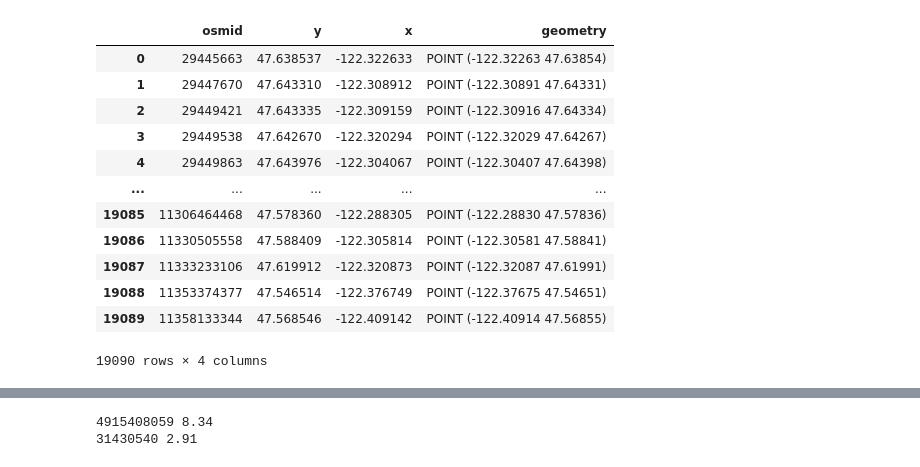
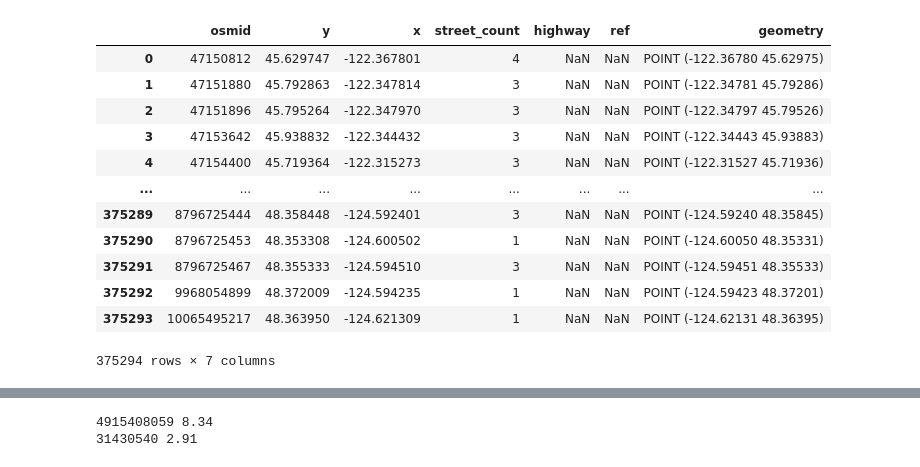
Before and after one commit to AlexHuntWSU/CPTS415, a Jupyter notebook: milestone 5/data.ipynb, the cells around one changed output, grey strips where cells are left out. Cells and saved outputs as stored; diff of their text form; code cells hidden in the pictures.

```diff
--- a/milestone 5/data.ipynb
+++ b/milestone 5/data.ipynb
@@ -10,7 +10,7 @@ from shapely.wkt import loads
 import concurrent.futures
 import uuid
 # %%
-G = ox.graph_from_place("Seattle, WA", network_type="drive")
+G = ox.graph_from_place("Washington State", network_type="drive")
 # %%
 nodes, edges = ox.graph_to_gdfs(G)
 nodes.reset_index(inplace=True)
@@ -20,20 +23,21 @@ edges.reset_index(inplace=True)
 # %%
-df_nodes = nodes.drop(['ref', 'highway', 'street_count'], axis=1)
+#df_nodes = nodes.drop(['ref', 'highway', 'street_count'], axis=1)
+df_nodes = nodes
 df_nodes
 # %% [output]
-|  | osmid | y | x | geometry |
-| 0 | 29445663 | 47.638537 | -122.322633 | POINT (-122.32263 47.63854) |
-| 1 | 29447670 | 47.643310 | -122.308912 | POINT (-122.30891 47.64331) |
-| 2 | 29449421 | 47.643335 | -122.309159 | POINT (-122.30916 47.64334) |
-| 3 | 29449538 | 47.642670 | -122.320294 | POINT (-122.32029 47.64267) |
-| 4 | 29449863 | 47.643976 | -122.304067 | POINT (-122.30407 47.64398) |
-| ... | ... | ... | ... | ... |
-| 19085 | 11306464468 | 47.578360 | -122.288305 | POINT (-122.28830 47.57836) |
-| 19086 | 11330505558 | 47.588409 | -122.305814 | POINT (-122.30581 47.58841) |
-| 19087 | 11333233106 | 47.619912 | -122.320873 | POINT (-122.32087 47.61991) |
-| 19088 | 11353374377 | 47.546514 | -122.376749 | POINT (-122.37675 47.54651) |
-| 19089 | 11358133344 | 47.568546 | -122.409142 | POINT (-122.40914 47.56855) |
+|  | osmid | y | x | street_count | highway | ref | geometry |
+| 0 | 47150812 | 45.629747 | -122.367801 | 4 | NaN | NaN | POINT (-122.36780 45.62975) |
+| 1 | 47151880 | 45.792863 | -122.347814 | 3 | NaN | NaN | POINT (-122.34781 45.79286) |
+| 2 | 47151896 | 45.795264 | -122.347970 | 3 | NaN | NaN | POINT (-122.34797 45.79526) |
+| 3 | 47153642 | 45.938832 | -122.344432 | 3 | NaN | NaN | POINT (-122.34443 45.93883) |
+| 4 | 47154400 | 45.719364 | -122.315273 | 3 | NaN | NaN | POINT (-122.31527 45.71936) |
+| ... | ... | ... | ... | ... | ... | ... | ... |
+| 375289 | 8796725444 | 48.358448 | -124.592401 | 3 | NaN | NaN | POINT (-124.59240 48.35845) |
+| 375290 | 8796725453 | 48.353308 | -124.600502 | 1 | NaN | NaN | POINT (-124.60050 48.35331) |
+| 375291 | 8796725467 | 48.355333 | -124.594510 | 3 | NaN | NaN | POINT (-124.59451 48.35533) |
+| 375292 | 9968054899 | 48.372009 | -124.594235 | 1 | NaN | NaN | POINT (-124.59423 48.37201) |
+| 375293 | 10065495217 | 48.363950 | -124.621309 | 1 | NaN | NaN | POINT (-124.62131 48.36395) |
-19090 rows × 4 columns
+375294 rows × 7 columns
 # %%
 def highway(highway):
     if type(highway) == list:
```
Also changed, not shown: parts of 15 cells of this notebook, 3 other files.
